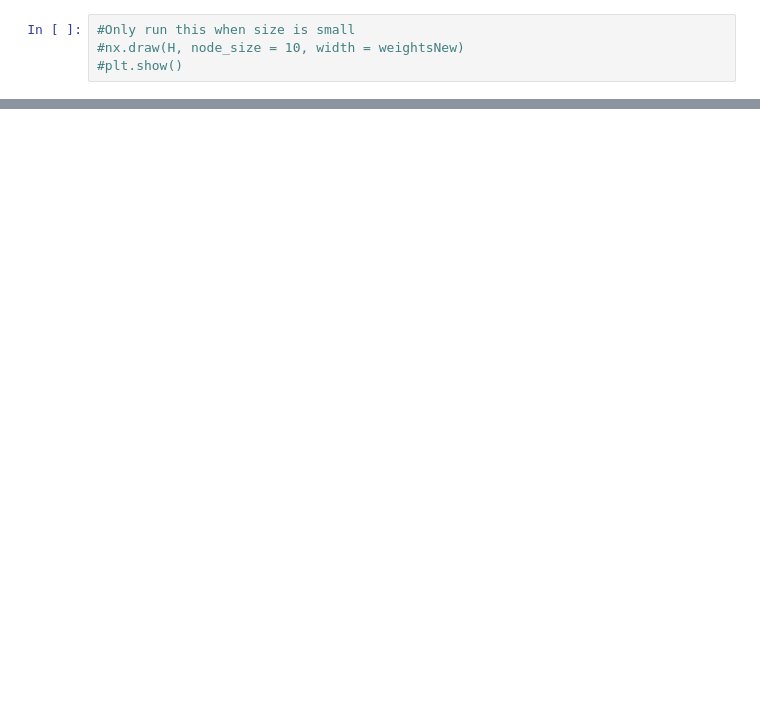
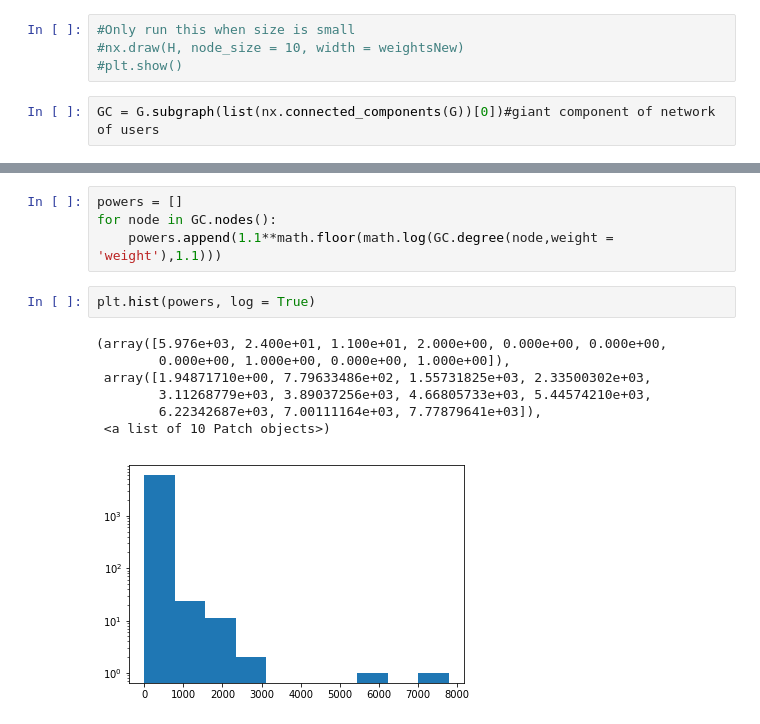
Before and after one commit to jzh001/Social-Network-Structure-in-Common-Interest-Communities, a Jupyter notebook: notebook.ipynb, the cells around one changed output, grey strips where cells are left out. Cells and saved outputs as stored; diff of their text form; blank space fills up the shorter version.

```diff
--- a/notebook.ipynb
+++ b/notebook.ipynb
@@ -186,3 +201,5 @@ plt.savefig("Distribution of Degree - Network of Releases.png")
 #Only run this when size is small
 #nx.draw(H, node_size = 10, width = weightsNew)
 #plt.show()
+# %%
+GC = G.subgraph(list(nx.connected_components(G))[0])#giant component of network of users
@@ -188,0 +210,14 @@ plt.savefig("Distribution of Degree - Network of Releases.png")
+# %%
+powers = []
+for node in GC.nodes():
+    powers.append(1.1**math.floor(math.log(GC.degree(node,weight = 'weight'),1.1)))
+# %%
+plt.hist(powers, log = True)
+# %% [output]
+(array([5.976e+03, 2.400e+01, 1.100e+01, 2.000e+00, 0.000e+00, 0.000e+00,
+        0.000e+00, 1.000e+00, 0.000e+00, 1.000e+00]),
+ array([1.94871710e+00, 7.79633486e+02, 1.55731825e+03, 2.33500302e+03,
+        3.11268779e+03, 3.89037256e+03, 4.66805733e+03, 5.44574210e+03,
+        6.22342687e+03, 7.00111164e+03, 7.77879641e+03]),
+ <a list of 10 Patch objects>)
+[figure, added]
```
Also changed, not shown: parts of 26 cells of this notebook.
